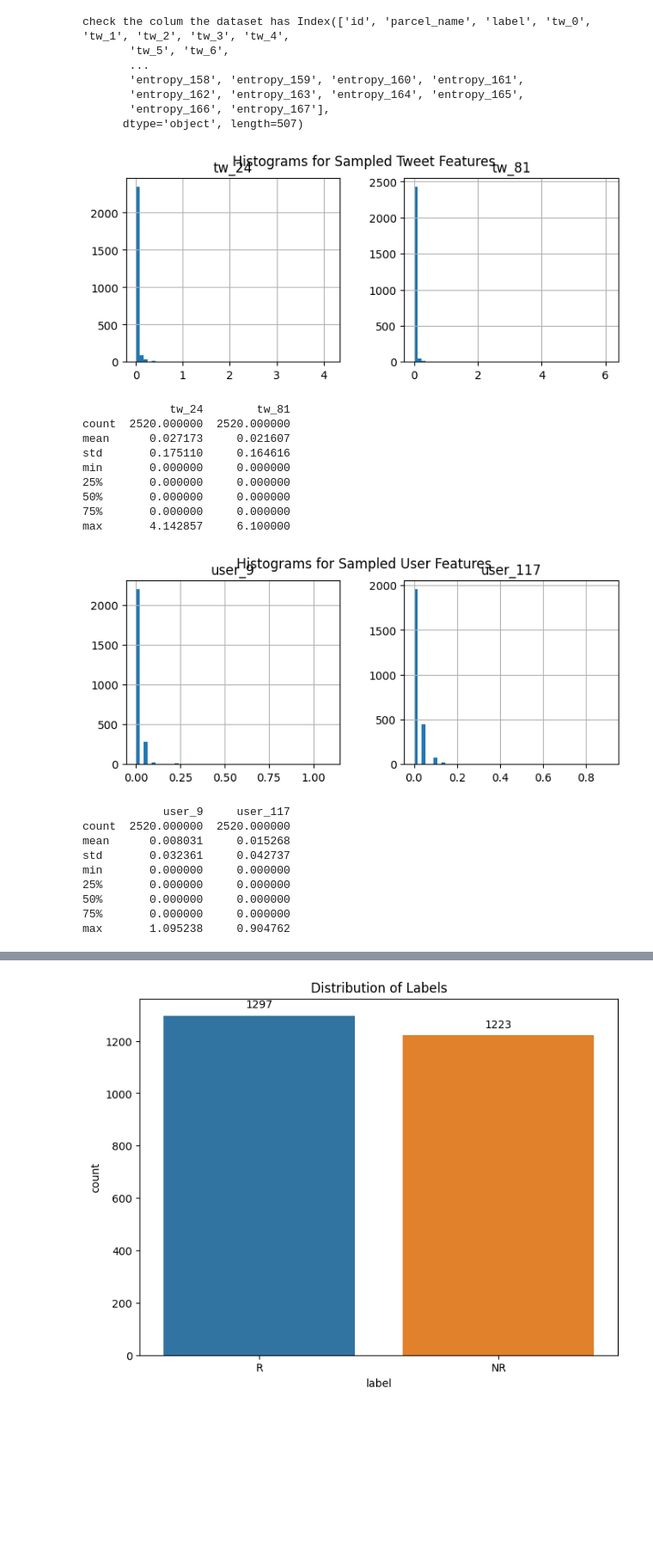
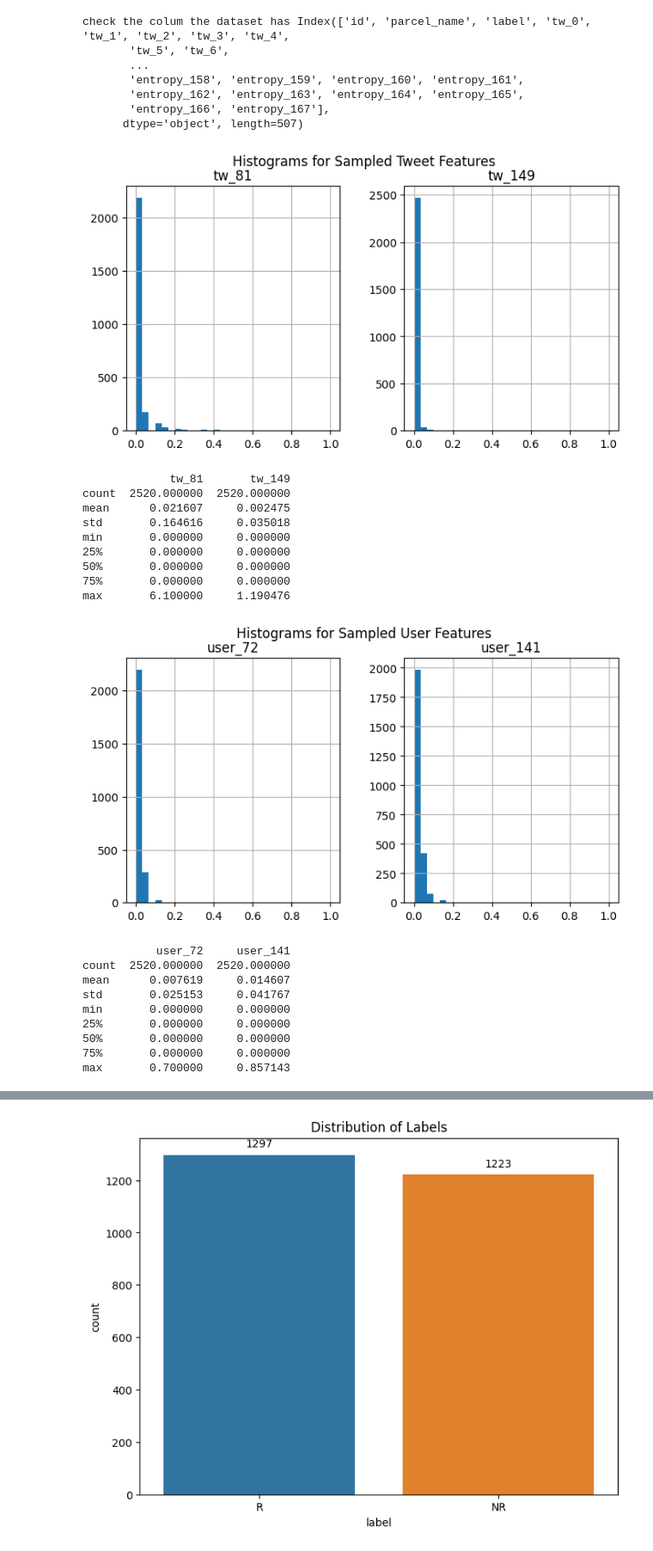
Before and after one commit to MengqiLI0907/Advanced-Spatial-Analysis, a Jupyter notebook: Assignment1.ipynb, the cells around one changed output, grey strips where cells are left out. Shown at 86% size. Saved outputs shown, nothing was run; the diff lists cells and outputs as text; code cells hidden in the pictures; blank space fills up the shorter version.

```diff
--- a/Assignment1.ipynb
+++ b/Assignment1.ipynb
@@ -33,48 +33,49 @@ check the colum the dataset has Index(['id', 'parcel_name', 'label', 'tw_0', 'tw
 # %%
 # Define a function to summarize and plot a group of features
 def summarize_plot_features(feature_group, group_name):
-    # Sample 4 features from the group for plotting
+    # Sample 2 features from the group for plotting
     sampled_features = feature_group.sample(2, axis=1)
     # Summarize the features
     summary = sampled_features.describe()
-    # Plot histograms for the sampled features
-    sampled_features.hist(bins=50, figsize=(8, 3))
+    # Plot histograms for the sampled features with x-axis range set to 0-1
+    sampled_features.hist(bins=30, range=(0, 1), figsize=(8, 4))
     plt.suptitle(f'Histograms for Sampled {group_name} Features')
     plt.show()
     return summary
+
 
 # Group features by type
 tweet_features = data.filter(regex='^tw_')
 user_features = data.filter(regex='^user_')
 entropy_features = data.filter(regex='^entropy_')
 
 # Summarize and plot tweet features
 tweet_summary = summarize_plot_features(tweet_features, 'Tweet')
 print(tweet_summary)
 # Summarize and plot user features
 user_summary = summarize_plot_features(user_features, 'User')
 print(user_summary)
 # Summarize and plot entropy features
 entropy_summary = summarize_plot_features(entropy_features, 'Entropy')
 print(entropy_summary)
 # %% [output]
-[figure, old version]
+[figure, new version]
-             tw_24        tw_81
+             tw_81       tw_149
 count  2520.000000  2520.000000
-mean      0.027173     0.021607
-std       0.175110     0.164616
+mean      0.021607     0.002475
+std       0.164616     0.035018
 min       0.000000     0.000000
 25%       0.000000     0.000000
 50%       0.000000     0.000000
 75%       0.000000     0.000000
-max       4.142857     6.100000
+max       6.100000     1.190476
-[figure, old version]
+[figure, new version]
-            user_9     user_117
+           user_72     user_141
 count  2520.000000  2520.000000
-mean      0.008031     0.015268
-std       0.032361     0.042737
+mean      0.007619     0.014607
+std       0.025153     0.041767
 min       0.000000     0.000000
 25%       0.000000     0.000000
 50%       0.000000     0.000000
 75%       0.000000     0.000000
-max       1.095238     0.904762
+max       0.700000     0.857143
```
Also changed, not shown: parts of 39 cells of this notebook, 3 other files.
